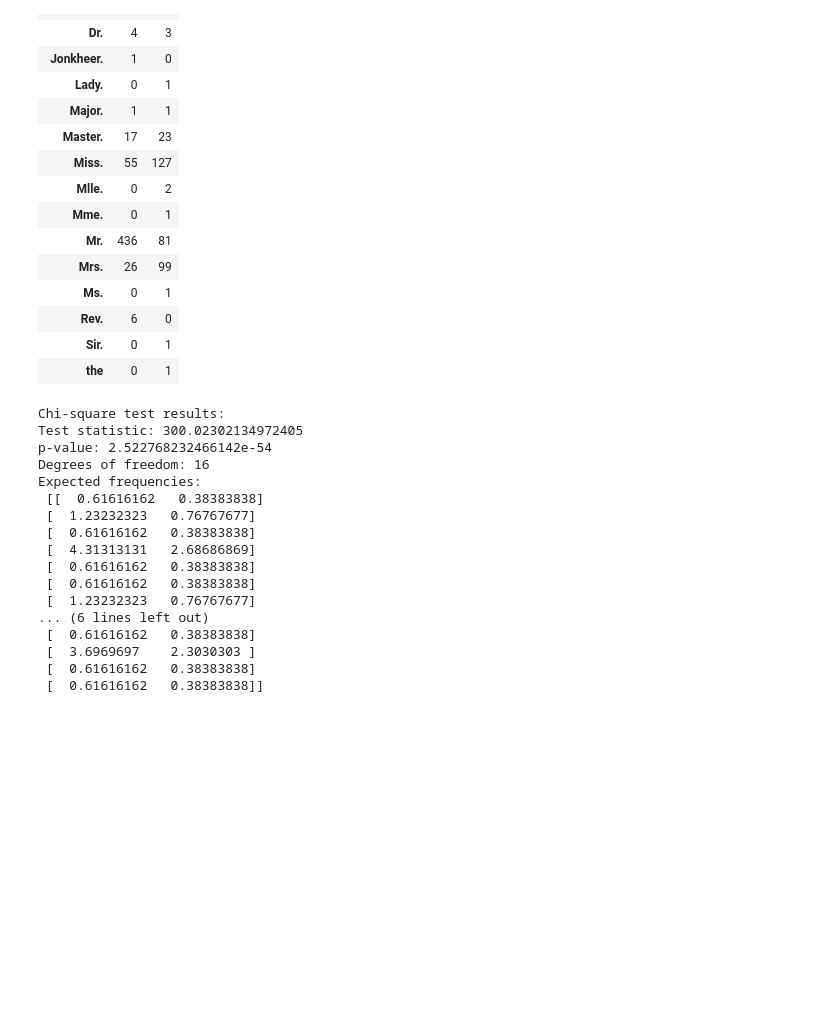
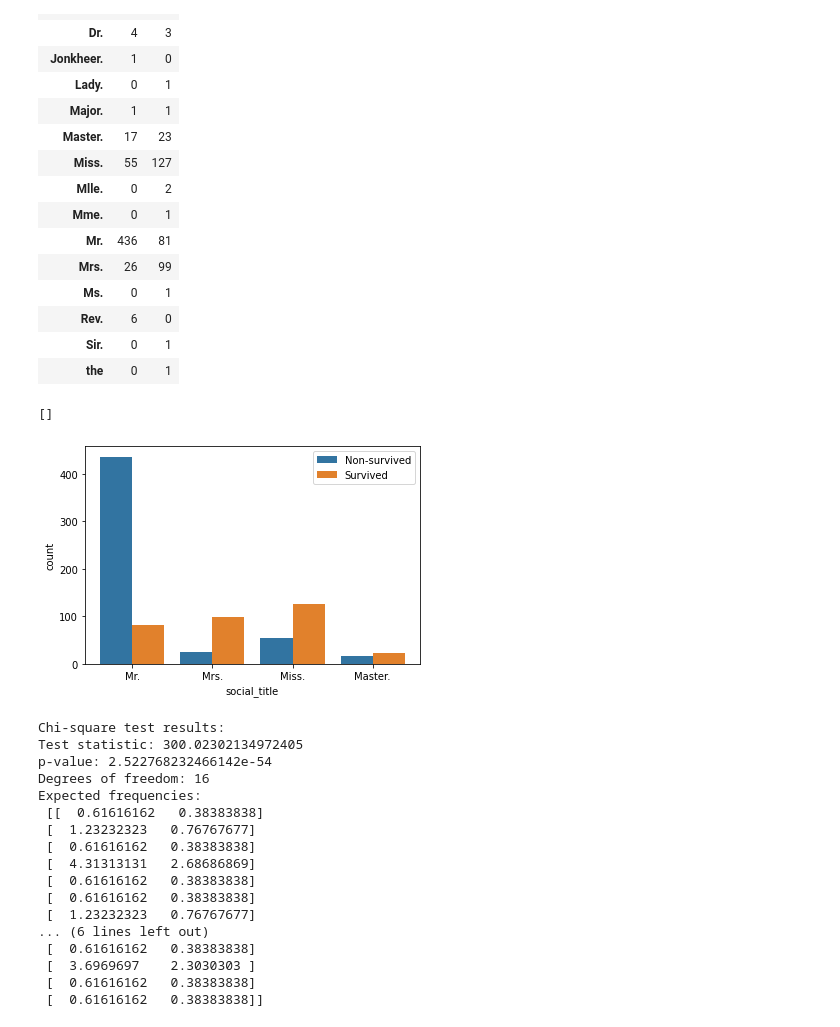
Before and after one commit to PabloJRW/titanic-classifier, a Jupyter notebook: notebooks/00_EDA.ipynb, the cells around one changed output. Saved outputs shown, nothing was run; the diff lists cells and outputs as text; code cells hidden in the pictures; blank space fills up the shorter version.

```diff
--- a/notebooks/00_EDA.ipynb
+++ b/notebooks/00_EDA.ipynb
@@ -526,6 +542,16 @@ title_survived_crosstab
 | Rev. | 6 | 0 |
 | Sir. | 0 | 1 |
 | the | 0 | 1 |
+# %%
+# Filter the data to include only values that appear more than n times
+filtered_data = df_train.groupby('social_title').filter(lambda x: len(x) >= 40)
+
+sns.countplot(x='social_title', hue='Survived', data=filtered_data)
+plt.legend(['Non-survived', 'Survived'])
+plt.plot()
+# %% [output]
+[]
+[figure, added]
 # %%
 # Chi2 test - social_title vs Survived
 chi2_test(df_train.social_title, df_train.Survived)
```
Also changed, not shown: parts of 16 cells of this notebook.
